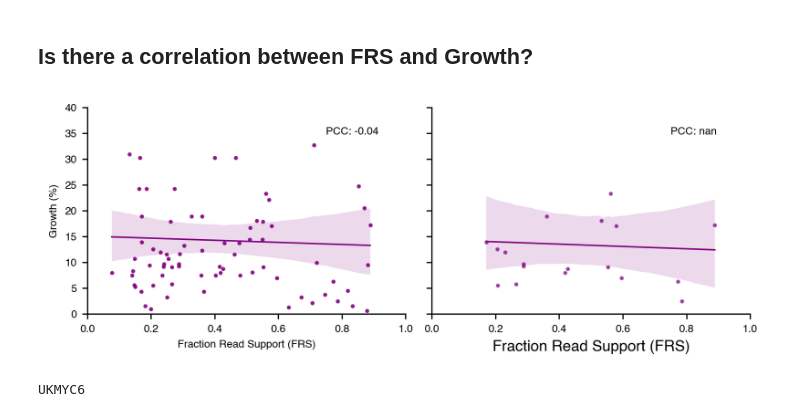
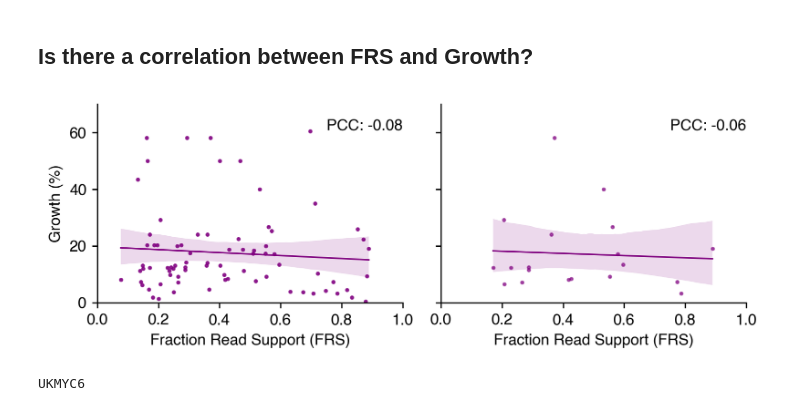
Before and after one commit to fowler-lab/tb-bdq-cat, a Jupyter notebook: Results_1.ipynb, the cells around one changed output. Saved outputs shown, nothing was run; the diff lists cells and outputs as text; code cells hidden in the pictures.

Commit message:
growth image update

```diff
--- a/Results_1.ipynb
+++ b/Results_1.ipynb
@@ -1290,8 +1293,10 @@ df_mic
 # %% [markdown]
 ## Is there a correlation between FRS and Growth?
 # %%
-growth_dil = growth[(growth.DILUTION.isin([1, 2, 3])) & (growth.READINGDAY == 14)]
-# subset growth data to dilutions of 1, 2, or 3 fold so there is drug present, and only look at growth at 14 days post incubation
+plt.rcParams['font.size'] = 10
+
+
+growth_dil = growth[(growth.WELL_CONC.isin([0.008, 0.015])) & (growth.READINGDAY == 14)]# subset growth data to dilutions of 1, 2, or 3 fold so there is drug present, and only look at growth at 14 days post incubation
 growth_dil = growth_dil[["UNIQUEID", "GROWTH"]].groupby("UNIQUEID").mean()
 # average growth across dilutions
 
@@ -1304,7 +1309,7 @@ fig, axes = plt.subplots(nrows=1, ncols=2, figsize=(6.69, 2.5))
 sns.regplot(x="FRS", y="GROWTH", data=df_growth [df_growth .FRS < 0.9], ax=axes[0], ci=95, scatter_kws={"s": 3}, color='purple',     line_kws={"linewidth": 1}  # Reduce the width of the regression line
 )
 axes[0].set_xlim(0.0, 1)
-axes[0].set_ylim(0, 40)
+axes[0].set_ylim(0, 70)
 axes[0].set_xlabel("Fraction Read Support (FRS)",)
 axes[0].set_ylabel("Growth (%)")
 axes[0].tick_params(axis="both", )
@@ -1325,37 +1330,37 @@ sns.regplot(
     ax=axes[1],
     color="purple",
     ci=95,
     scatter_kws={"s": 3, 'alpha':0.6},  # Use this to control marker size (50 is an example, adjust as needed),
     line_kws={"linewidth": 1}  # Reduce the width of the regression line
 
 )
 axes[1].set_xlim(0.0, 1)  # Set x-axis range
-axes[1].set_ylim(0, 40)
+axes[1].set_ylim(0, 70)
 axes[1].set_ylabel("")
-axes[1].set_xlabel("Fraction Read Support (FRS)", fontsize=10)
+axes[1].set_xlabel("Fraction Read Support (FRS)")
 axes[1].tick_params(axis="both")
 axes[1].set_yticklabels([])
 
 # Calculate Pearson correlation coefficient
 pcc_value = (
-    df_growth[(df.FRS < 0.9) & (df_growth.MUTATION == "Rv0678@141_ins_c")][["FRS", "GROWTH"]]
+    df_growth[(df_growth.FRS < 0.9) & (df_growth.MUTATION == "Rv0678@141_ins_c")][["FRS", "GROWTH"]]
     .corr()
     .iloc[0, 1]
 )
 # Annotate the first subplot with the PCC value
 axes[1].annotate(
     f"PCC: {pcc_value:.2f}",
     xy=(0.75, 0.87),
     xycoords="axes fraction",
     color="black",
 )
 
 sns.despine()
 plt.tight_layout()
 
 plt.show()
 # %% [output]
-[figure, old version]
+[figure, new version]
 # %%
 
 filenames = os.listdir('./imgs/growth_images/')
```
Also changed, not shown: parts of 1 cell of this notebook, 2 other files.
